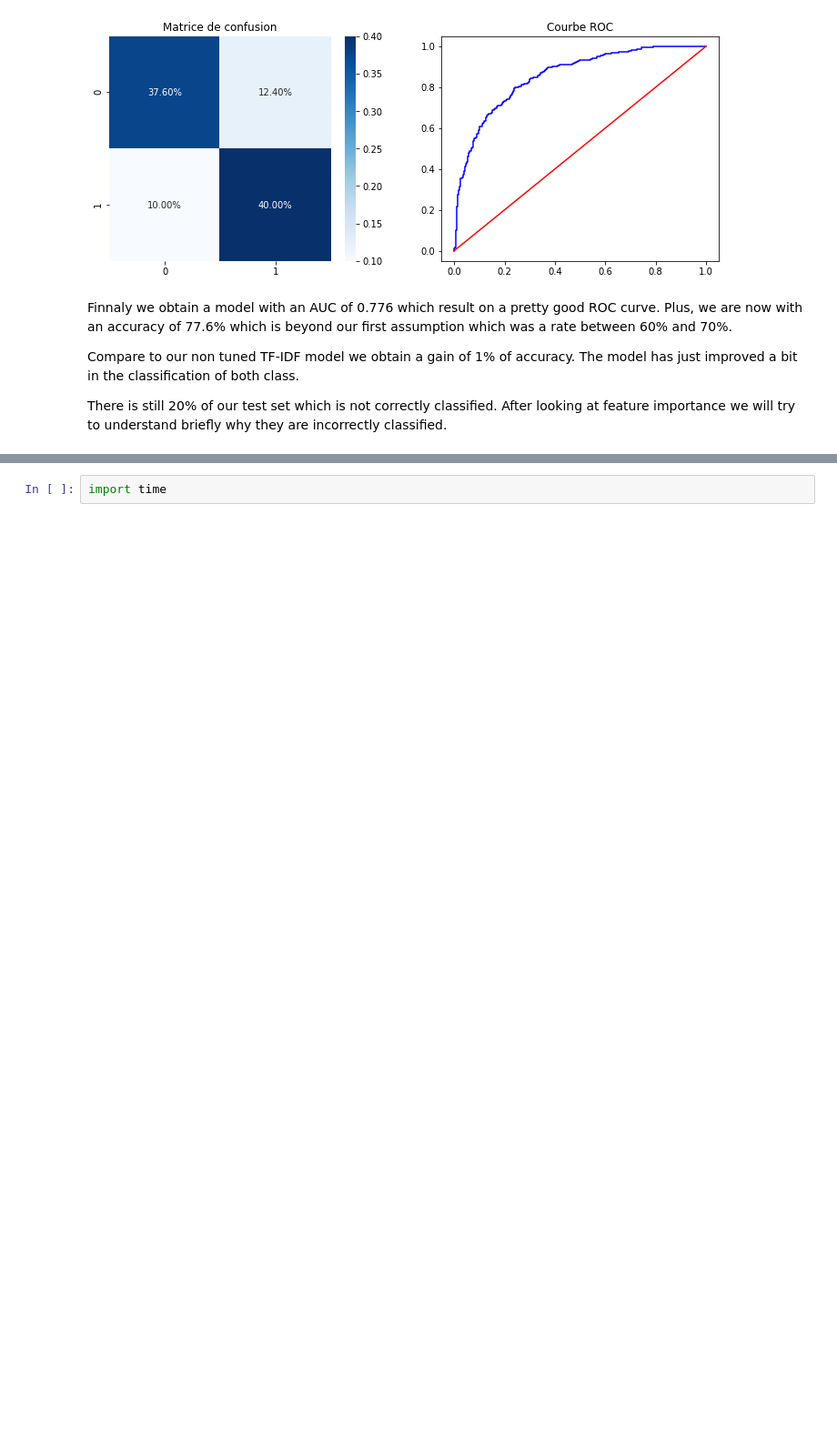
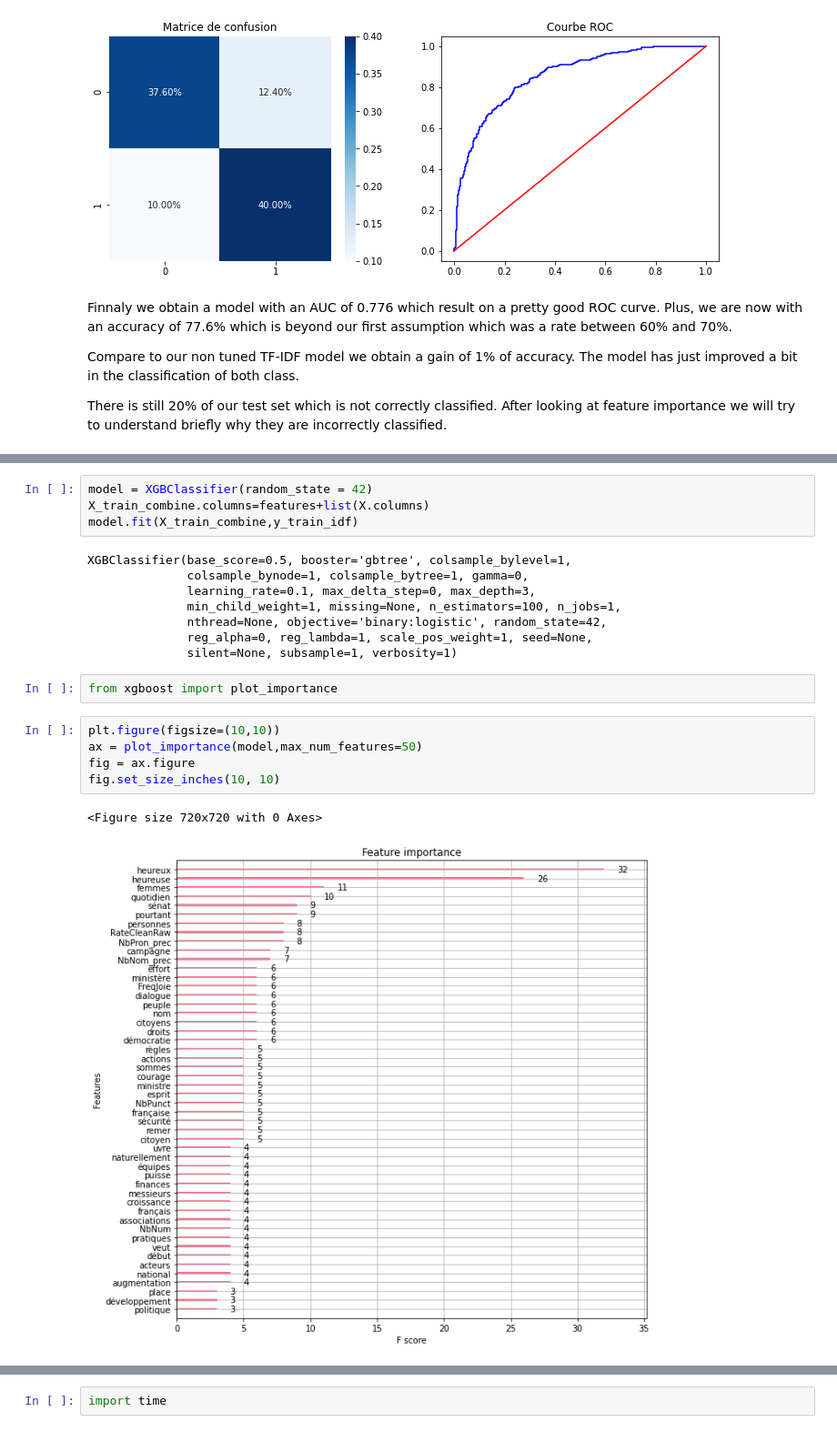
Before and after one commit to cerezamo/NLP_brouillon, a Jupyter notebook: Partie_1.ipynb, the cells around one changed output, grey strips where cells are left out. Shown at 91% size. Drawn from its saved outputs; the diff is of its cells as text; blank space fills up the shorter version.

```diff
--- a/Partie_1.ipynb
+++ b/Partie_1.ipynb
@@ -1215,3 +1218,25 @@ There is still 20% of our test set which is not correctly classified. After look
 plot_tfidf_classfeats_h(top_feats_by_class(X_train_idf, y_train_idf, features, min_tfidf=0.1, top_n=50))
 # %% [output]
 [figure]
+# %%
+model = XGBClassifier(random_state = 42)
+X_train_combine.columns=features+list(X.columns)
+model.fit(X_train_combine,y_train_idf)
+# %% [output]
+XGBClassifier(base_score=0.5, booster='gbtree', colsample_bylevel=1,
+              colsample_bynode=1, colsample_bytree=1, gamma=0,
+              learning_rate=0.1, max_delta_step=0, max_depth=3,
+              min_child_weight=1, missing=None, n_estimators=100, n_jobs=1,
+              nthread=None, objective='binary:logistic', random_state=42,
+              reg_alpha=0, reg_lambda=1, scale_pos_weight=1, seed=None,
+              silent=None, subsample=1, verbosity=1)
+# %%
+from xgboost import plot_importance
+# %%
+plt.figure(figsize=(10,10))
+ax = plot_importance(model,max_num_features=50)
+fig = ax.figure
+fig.set_size_inches(10, 10)
+# %% [output]
+<Figure size 720x720 with 0 Axes>
+[figure, added]
```
Also changed, not shown: parts of 5 cells of this notebook.
